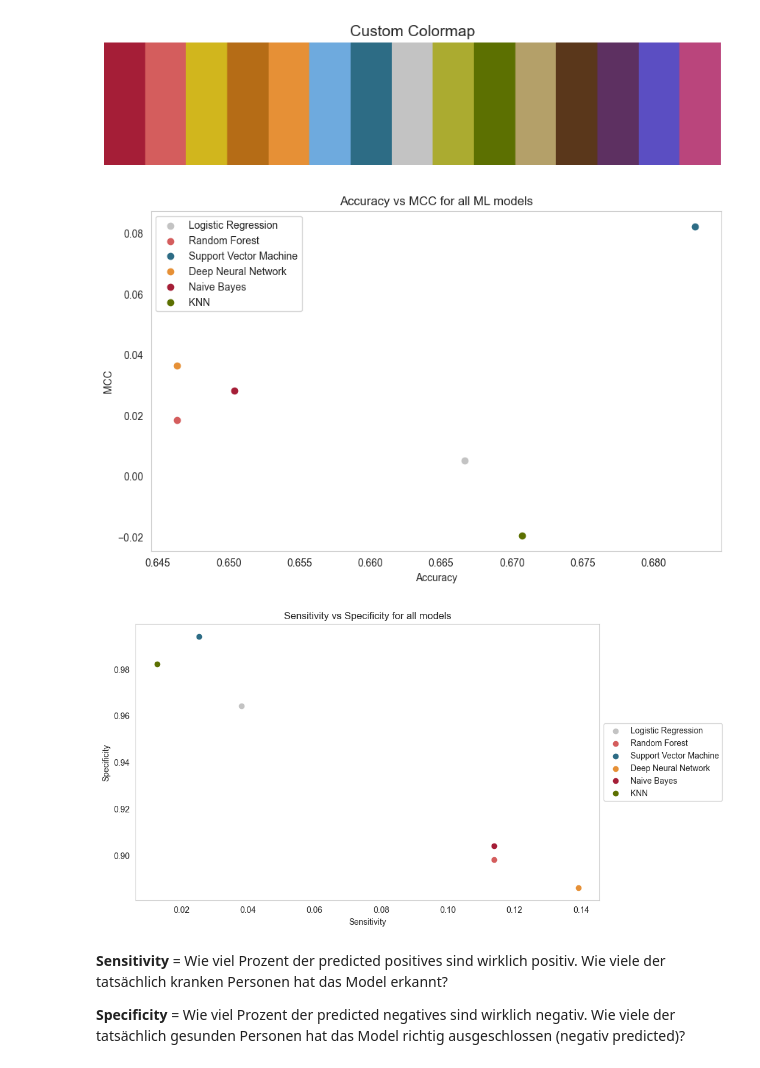
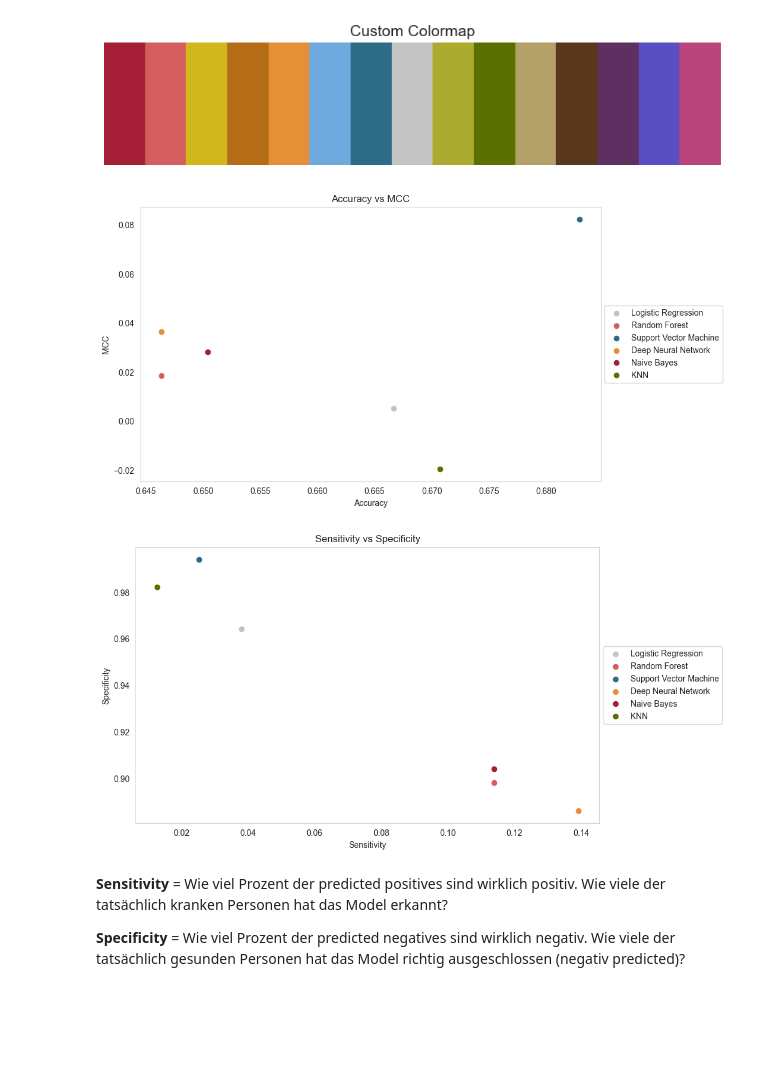
Before and after one commit to kimmizi/master_thesis, a Jupyter notebook: exp/05_Evaluation_Performance.ipynb, the cells around one changed output. Drawn from its saved outputs; the diff is of its cells as text; code cells hidden in the pictures; blank space fills up the shorter version.

```diff
--- a/exp/05_Evaluation_Performance.ipynb
+++ b/exp/05_Evaluation_Performance.ipynb
@@ -352,23 +355,25 @@ plt.show()
 # %%
 # plot accuracy (x-axis) and mcc (y-axis) for all models
 plt.figure(figsize = (10, 6))
 
 plt.scatter(metrics_lr["accuracy"], metrics_lr["mcc"], label = "Logistic Regression", color = hex_colors[7])
 plt.scatter(metrics_rf["accuracy"], metrics_rf["mcc"], label = "Random Forest", color = hex_colors[1])
 plt.scatter(metrics_svc["accuracy"], metrics_svc["mcc"], label = "Support Vector Machine", color = hex_colors[6])
 plt.scatter(metrics_dnn["accuracy"], metrics_dnn["mcc"], label = "Deep Neural Network", color = hex_colors[4])
 plt.scatter(metrics_nb["accuracy"], metrics_nb["mcc"], label = "Naive Bayes", color = hex_colors[0])
 plt.scatter(metrics_knn["accuracy"], metrics_knn["mcc"], label = "KNN", color = hex_colors[9])
-# plt.scatter(metrics_xgb["accuracy"], metrics_xgb["mcc"], label = "XGBoost", color = hex_colors[12])
+
+# plt.xlim(0, 1)
+# plt.ylim(-1, 1)
 
 plt.xlabel("Accuracy")
 plt.ylabel("MCC")
-plt.title("Accuracy vs MCC for all ML models")
-plt.legend()
+plt.title("Accuracy vs MCC")
+plt.legend(loc = 'center left', bbox_to_anchor = (1, 0.5))
 plt.grid()
 # plt.show()
 
 # save as png
-# plt.savefig("../doc/figs/accuracy_mcc.png", dpi = 300, bbox_inches = "tight")
+plt.savefig("../doc/figs/accuracy_mcc_ML.png", dpi = 300, bbox_inches = "tight")
 # %% [output]
-[figure, old version]
+[figure, new version]
@@ -391,24 +380,27 @@ plt.grid()
 # %%
 # sensitivity vs specificity
 plt.figure(figsize = (10, 6))
+
 plt.scatter(metrics_lr["sensitivity"], metrics_lr["specificity"], label = "Logistic Regression", color = hex_colors[7])
 plt.scatter(metrics_rf["sensitivity"], metrics_rf["specificity"], label = "Random Forest", color = hex_colors[1])
 plt.scatter(metrics_svc["sensitivity"], metrics_svc["specificity"], label = "Support Vector Machine", color = hex_colors[6])
 plt.scatter(metrics_dnn["sensitivity"], metrics_dnn["specificity"], label = "Deep Neural Network", color = hex_colors[4])
 plt.scatter(metrics_nb["sensitivity"], metrics_nb["specificity"], label = "Naive Bayes", color = hex_colors[0])
 plt.scatter(metrics_knn["sensitivity"], metrics_knn["specificity"], label = "KNN", color = hex_colors[9])
-# plt.scatter(metrics_xgb["sensitivity"], metrics_xgb["specificity"], label = "XGBoost", color = hex_colors[12])
+
+# plt.xlim(0, 1)
+# plt.ylim(0, 1)
 
 plt.xlabel("Sensitivity")
 plt.ylabel("Specificity")
-plt.title("Sensitivity vs Specificity for all models")
+plt.title("Sensitivity vs Specificity")
 plt.legend(loc = 'center left', bbox_to_anchor = (1, 0.5))
 plt.grid()
 
 # # save as png
-# plt.savefig("../doc/figs/sensitivity_specificity.png", dpi = 300, bbox_inches = "tight")
+plt.savefig("../doc/figs/sensitivity_specificity_ML.png", dpi = 300, bbox_inches = "tight")
 # %% [output]
-[figure, old version]
+[figure, new version]
 # %% [markdown]
 **Sensitivity** = Wie viel Prozent der predicted positives sind wirklich positiv. Wie viele der tatsächlich kranken Personen hat das Model erkannt?
 
```
Also changed, not shown: parts of 8 cells of this notebook, 15 other files.
